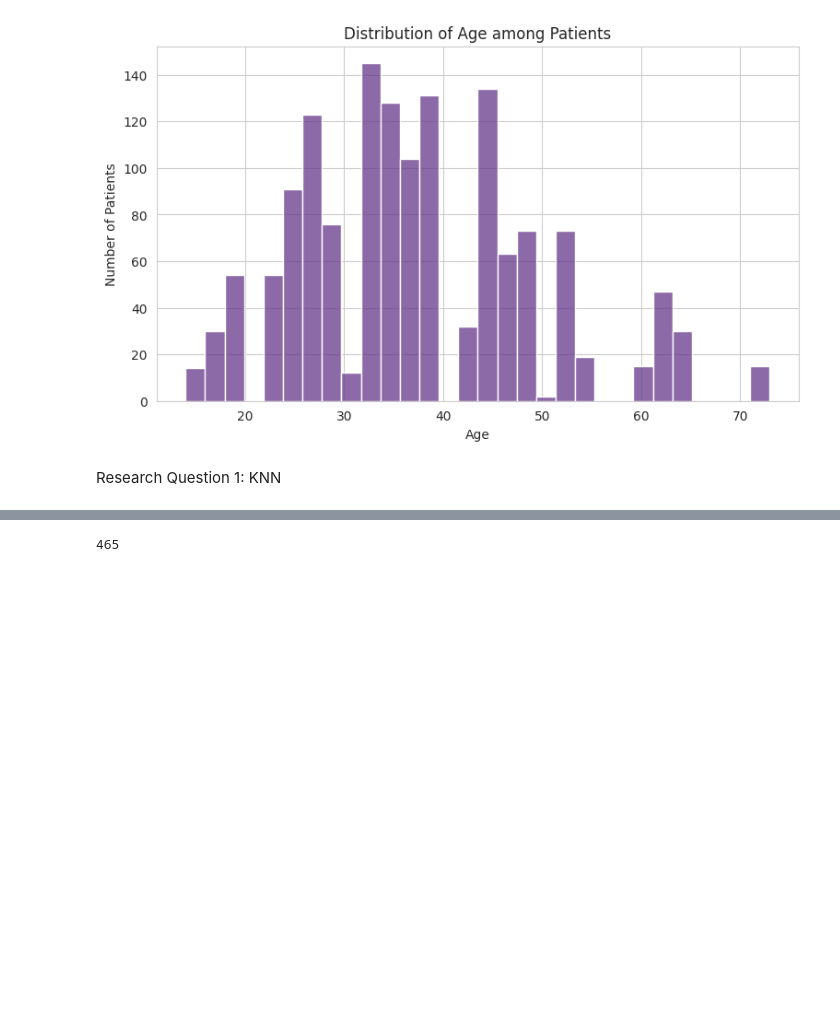
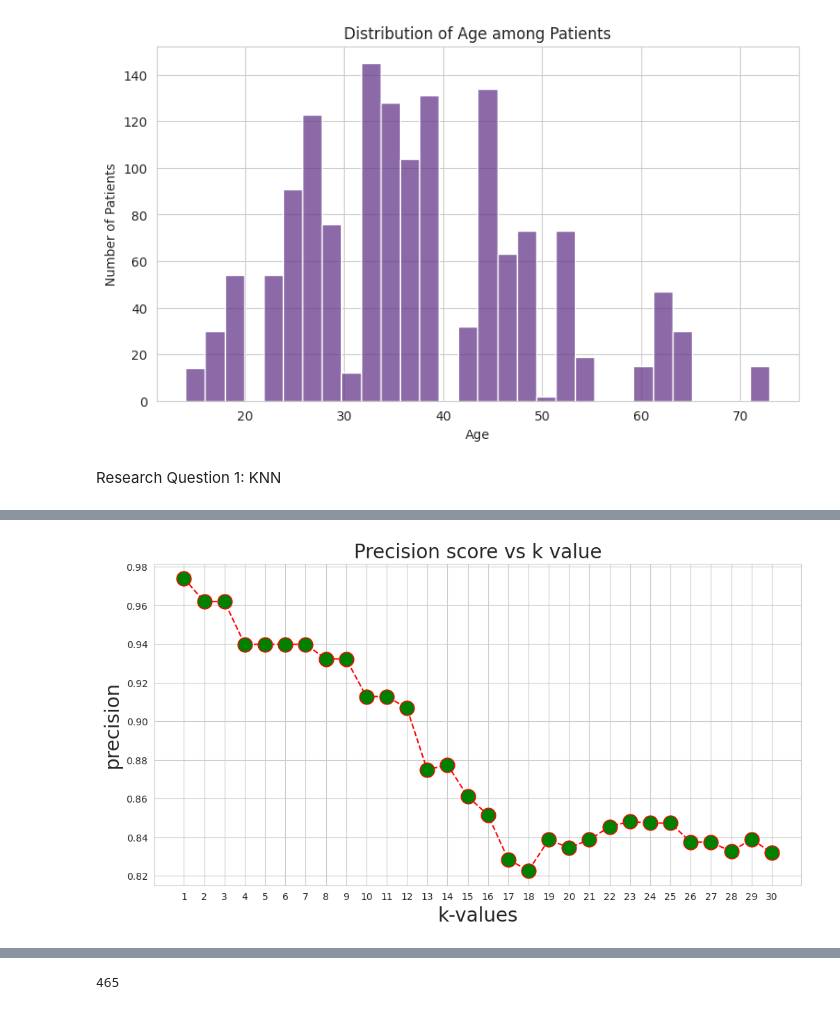
Before and after one commit to Yutong-Lu/Datathon-1, a Jupyter notebook: Yutong_Datathon_1.ipynb, the cells around one changed output, grey strips where cells are left out. Drawn from its saved outputs; the diff is of its cells as text; code cells hidden in the pictures; blank space fills up the shorter version.

```diff
--- a/Yutong_Datathon_1.ipynb
+++ b/Yutong_Datathon_1.ipynb
@@ -171,3 +168,23 @@ plt.show()
+# %%
+precision=[] #list that will store the precisionscore value of k
+for i in range (1,31):  #Took the range of k from 1 to 30
+    knn=KNeighborsClassifier(n_neighbors=i)
+    knn.fit(X_train,y_train)
+    y_pred =knn.predict(X_test)
+    precision.append(precision_score(y_test, y_pred, average='weighted'))
+precision
+
+#plotting the precision vs k graph
+plt.figure(figsize=(12,6))
+plt.plot(range(1,31),precision,marker="o",markerfacecolor="green",
+         linestyle="dashed",color="red",markersize=15)
+plt.title("Precision score vs k value",fontsize=20)
+plt.xlabel("k-values",fontsize=20)
+plt.ylabel("precision",fontsize=20)
+plt.xticks(range(1,31))
+plt.show()
+# %% [output]
+[figure, added]
 # %%
 import seaborn as sns
 import matplotlib.pyplot as plt
```
Also changed, not shown: parts of 4 cells of this notebook.
